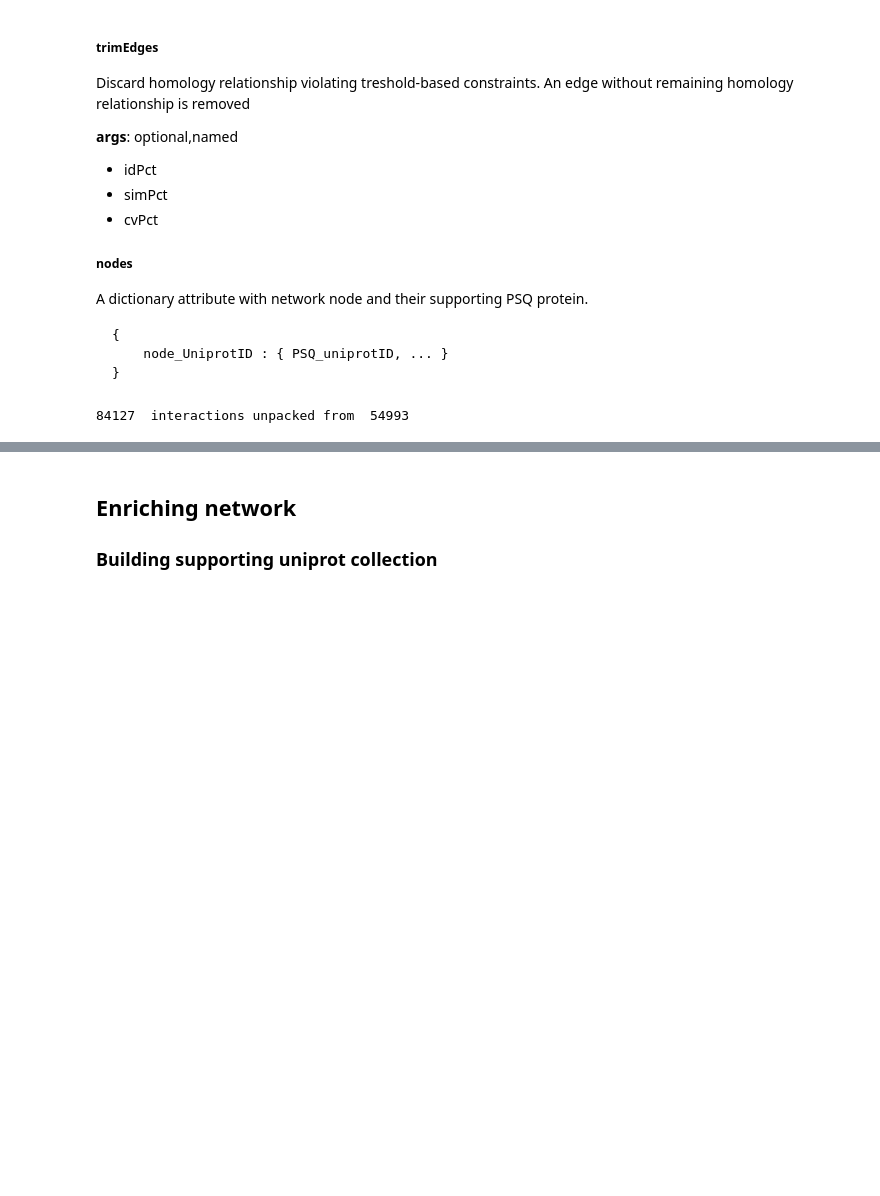
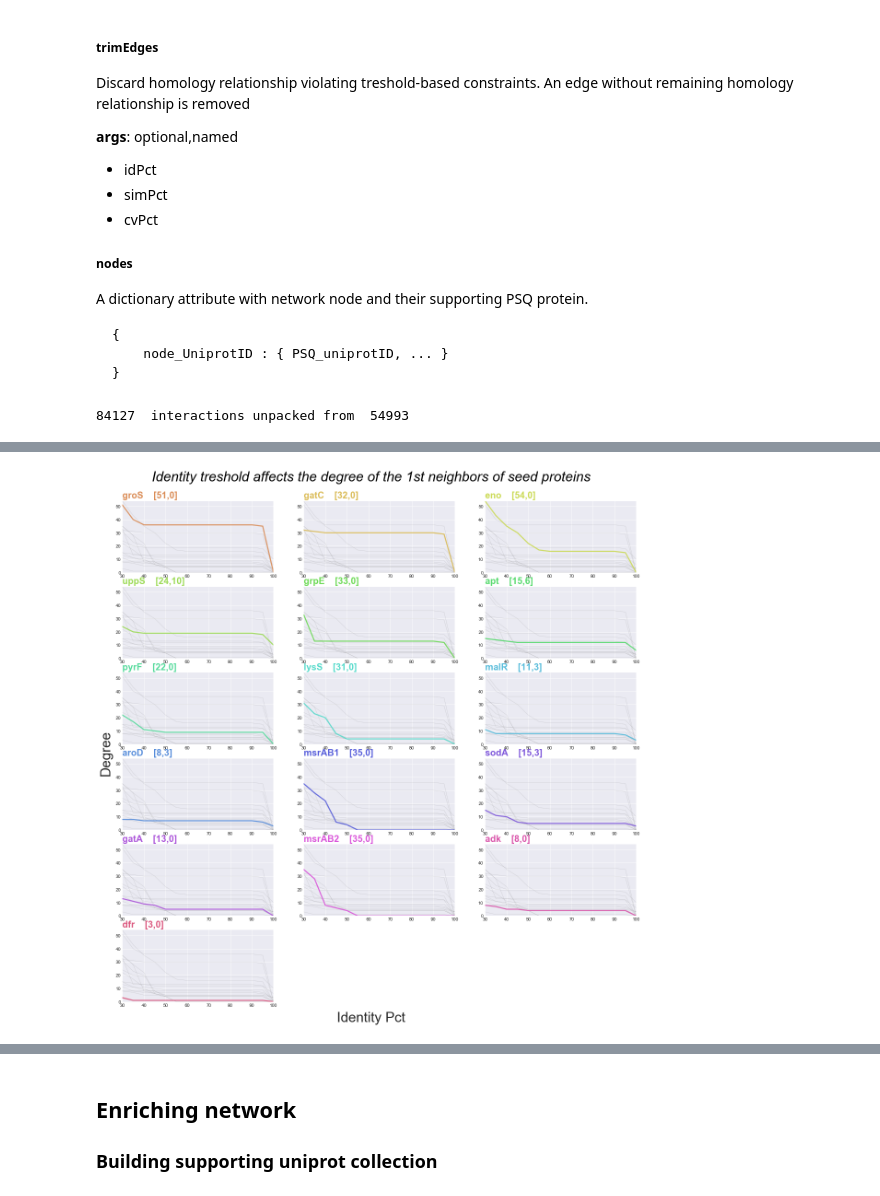
Before and after one commit to glaunay/omegaLoMo, a Jupyter notebook: buildNetwork.ipynb, the cells around one changed output, grey strips where cells are left out. Cells and saved outputs as stored; diff of their text form; code cells hidden in the pictures; blank space fills up the shorter version.

```diff
--- a/buildNetwork.ipynb
+++ b/buildNetwork.ipynb
@@ -292,0 +453,6 @@ Current number of edges 97
+# %%
+# Get the seed 1st neighbours at 50% id
+# Compute average degree over set of trimmed networks
+G, x, y, _nList=trimPruneTest(om, 50.00, seedList)
+nodePool = [ n for n in _nList[1] if predicate(n, G, seedList) ]
+print ("The number of 1st neighbors of seed nodes at 5O% step is",len(nodePool))
@@ -293 +493,5 @@ Current number of edges 97
+# %%
+drawSingleChart(data, nodePool, nr=6, nc = 3, title="Identity treshold affects the degree of the 1st neighbors of seed proteins")
+# %% [output]
+[figure, added]
 # %%
```
Also changed, not shown: parts of 28 cells of this notebook, 2 other files.
